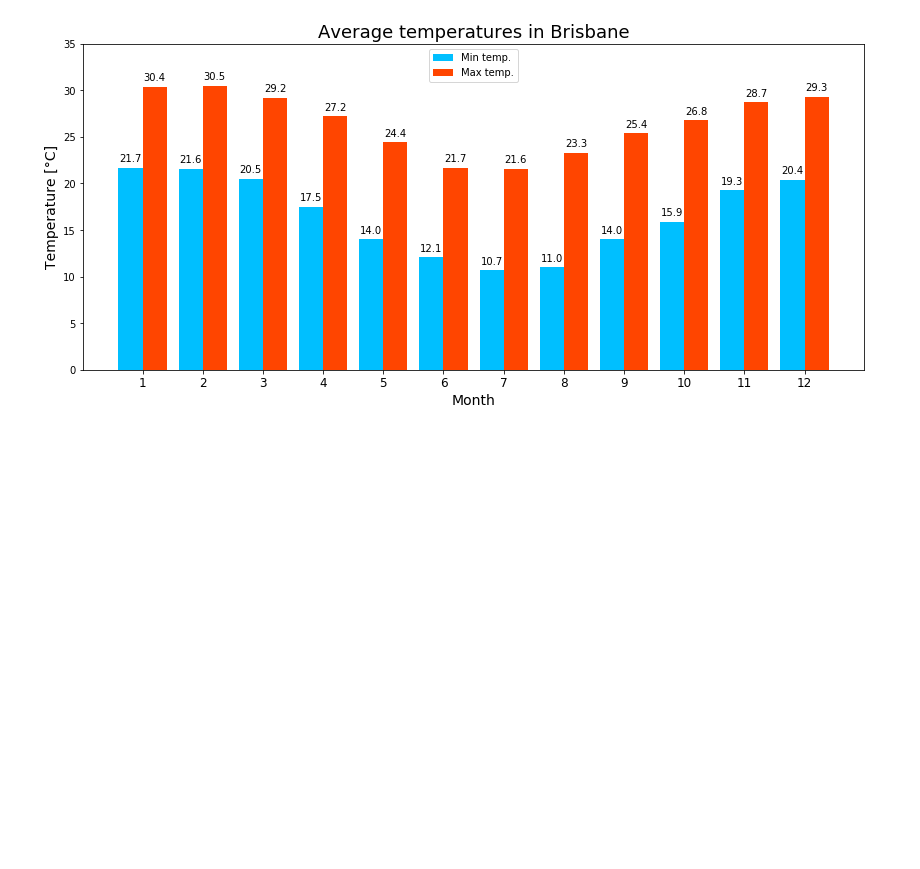
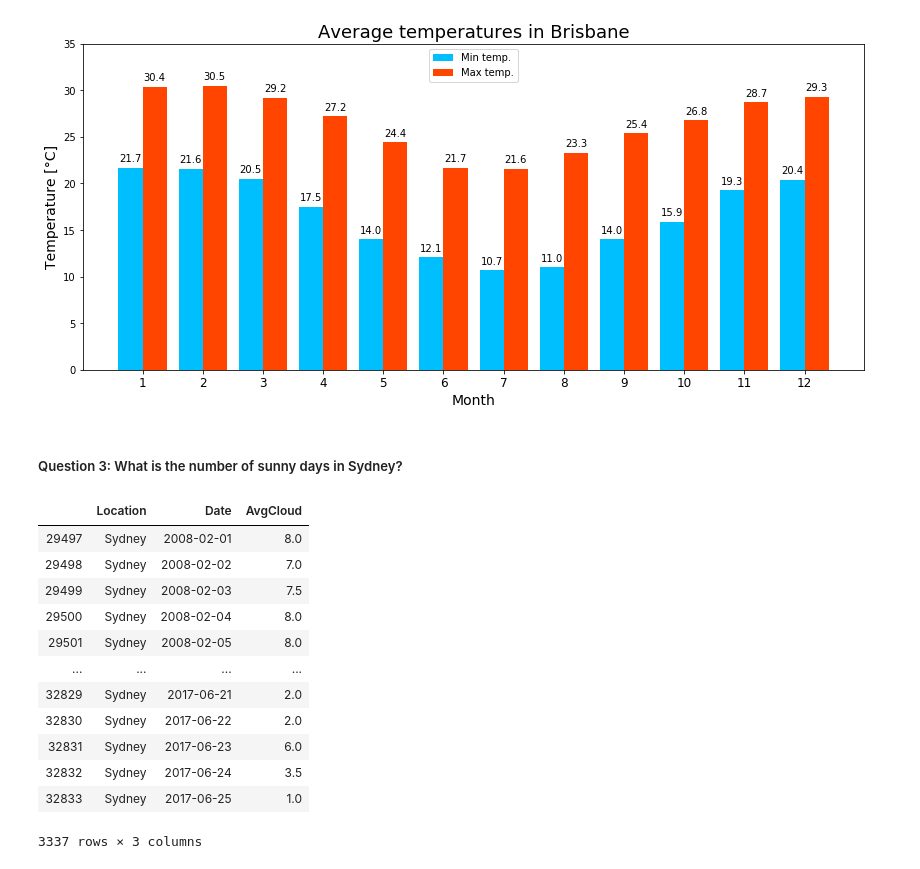
Before and after one commit to mcwilk/Australian-weather-analysis, a Jupyter notebook: WeatherAnalysis.ipynb, the cells around one changed output. Cells and saved outputs as stored; diff of their text form; code cells hidden in the pictures; blank space fills up the shorter version.

```diff
--- a/WeatherAnalysis.ipynb
+++ b/WeatherAnalysis.ipynb
@@ -225,3 +251,24 @@ autolabel(rects2)
 plt.show()
 # %% [output]
 [figure]
+# %% [markdown]
+##### Question 3: What is the number of sunny days in Sydney?
+# %%
+city_condition = weather_data['Location'] == 'Sydney'
+
+question3_df = weather_data[['Location', 'Date', 'AvgCloud']][city_condition]
+question3_df
+# %% [output]
+|  | Location | Date | AvgCloud |
+| 29497 | Sydney | 2008-02-01 | 8.0 |
+| 29498 | Sydney | 2008-02-02 | 7.0 |
+| 29499 | Sydney | 2008-02-03 | 7.5 |
+| 29500 | Sydney | 2008-02-04 | 8.0 |
+| 29501 | Sydney | 2008-02-05 | 8.0 |
+| ... | ... | ... | ... |
+| 32829 | Sydney | 2017-06-21 | 2.0 |
+| 32830 | Sydney | 2017-06-22 | 2.0 |
+| 32831 | Sydney | 2017-06-23 | 6.0 |
+| 32832 | Sydney | 2017-06-24 | 3.5 |
+| 32833 | Sydney | 2017-06-25 | 1.0 |
+3337 rows × 3 columns
```
Also changed, not shown: parts of 21 cells of this notebook.
